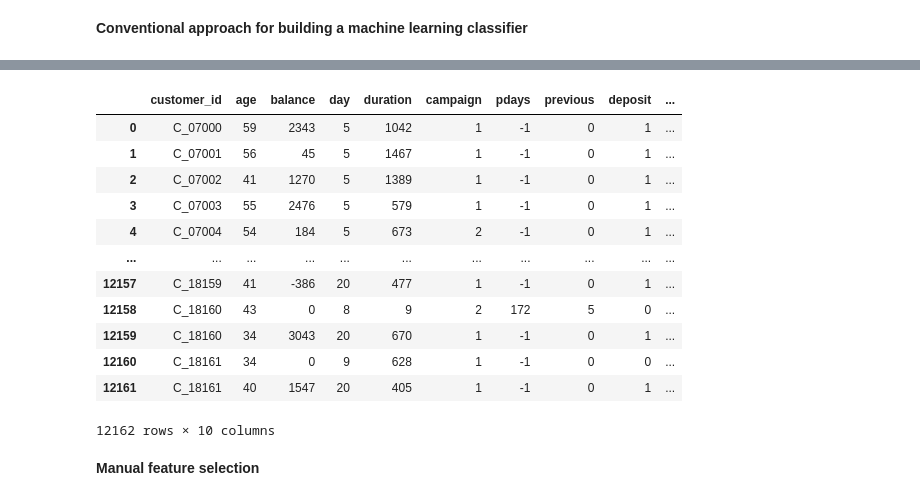
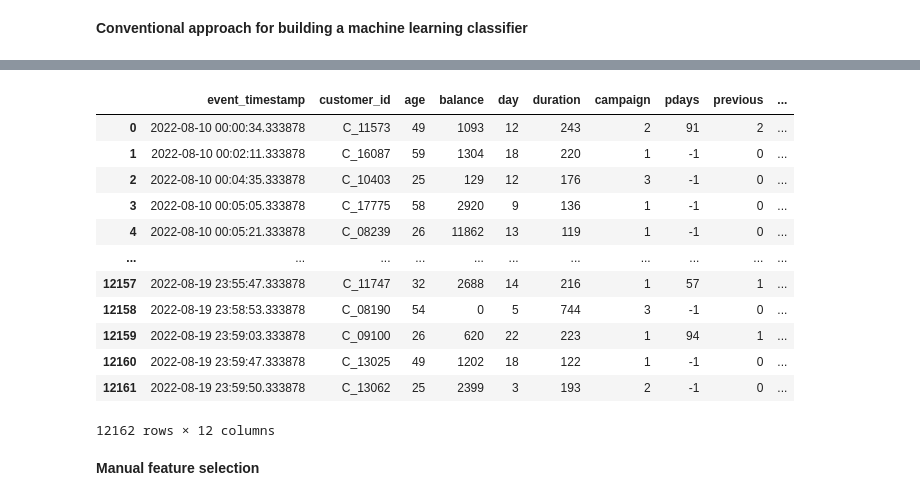
Before and after one commit to CoDS-GCS/KGFarm, a Jupyter notebook: KGFarm_notebook.ipynb, the cells around one changed output, grey strips where cells are left out. Drawn from its saved outputs; the diff is of its cells as text; code cells hidden in the pictures.

```diff
--- a/KGFarm_notebook.ipynb
+++ b/KGFarm_notebook.ipynb
@@ -161,22 +159,21 @@ bank_stats.csv
 # %%
-entity_df['deposit'] = entity_df['deposit'].apply(lambda x: 1 if x == 'yes' else 0)
-entity_df.sort_values(by=['customer_id'], inplace=True)
+entity_df['membership'] = entity_df['membership'].apply(lambda x: 1 if x == 'yes' else 0)
 entity_df.reset_index(drop=True, inplace=True)
 entity_df
 # %% [output]
-|  | customer_id | age | balance | day | duration | campaign | pdays | previous | deposit | ... |
-| 0 | C_07000 | 59 | 2343 | 5 | 1042 | 1 | -1 | 0 | 1 | ... |
-| 1 | C_07001 | 56 | 45 | 5 | 1467 | 1 | -1 | 0 | 1 | ... |
-| 2 | C_07002 | 41 | 1270 | 5 | 1389 | 1 | -1 | 0 | 1 | ... |
-| 3 | C_07003 | 55 | 2476 | 5 | 579 | 1 | -1 | 0 | 1 | ... |
-| 4 | C_07004 | 54 | 184 | 5 | 673 | 2 | -1 | 0 | 1 | ... |
+|  | event_timestamp | customer_id | age | balance | day | duration | campaign | pdays | previous | ... |
+| 0 | 2022-08-10 00:00:34.333878 | C_11573 | 49 | 1093 | 12 | 243 | 2 | 91 | 2 | ... |
+| 1 | 2022-08-10 00:02:11.333878 | C_16087 | 59 | 1304 | 18 | 220 | 1 | -1 | 0 | ... |
+| 2 | 2022-08-10 00:04:35.333878 | C_10403 | 25 | 129 | 12 | 176 | 3 | -1 | 0 | ... |
+| 3 | 2022-08-10 00:05:05.333878 | C_17775 | 58 | 2920 | 9 | 136 | 1 | -1 | 0 | ... |
+| 4 | 2022-08-10 00:05:21.333878 | C_08239 | 26 | 11862 | 13 | 119 | 1 | -1 | 0 | ... |
 | ... | ... | ... | ... | ... | ... | ... | ... | ... | ... | ... |
-| 12157 | C_18159 | 41 | -386 | 20 | 477 | 1 | -1 | 0 | 1 | ... |
-| 12158 | C_18160 | 43 | 0 | 8 | 9 | 2 | 172 | 5 | 0 | ... |
-| 12159 | C_18160 | 34 | 3043 | 20 | 670 | 1 | -1 | 0 | 1 | ... |
-| 12160 | C_18161 | 34 | 0 | 9 | 628 | 1 | -1 | 0 | 0 | ... |
-| 12161 | C_18161 | 40 | 1547 | 20 | 405 | 1 | -1 | 0 | 1 | ... |
+| 12157 | 2022-08-19 23:55:47.333878 | C_11747 | 32 | 2688 | 14 | 216 | 1 | 57 | 1 | ... |
+| 12158 | 2022-08-19 23:58:53.333878 | C_08190 | 54 | 0 | 5 | 744 | 3 | -1 | 0 | ... |
+| 12159 | 2022-08-19 23:59:03.333878 | C_09100 | 26 | 620 | 22 | 223 | 1 | 94 | 1 | ... |
+| 12160 | 2022-08-19 23:59:47.333878 | C_13025 | 49 | 1202 | 18 | 122 | 1 | -1 | 0 | ... |
+| 12161 | 2022-08-19 23:59:50.333878 | C_13062 | 25 | 2399 | 3 | 193 | 2 | -1 | 0 | ... |
-12162 rows × 10 columns
+12162 rows × 12 columns
 # %% [markdown]
 **Manual feature selection**
 # %%
```
Also changed, not shown: parts of 18 cells of this notebook, 18 other files.
